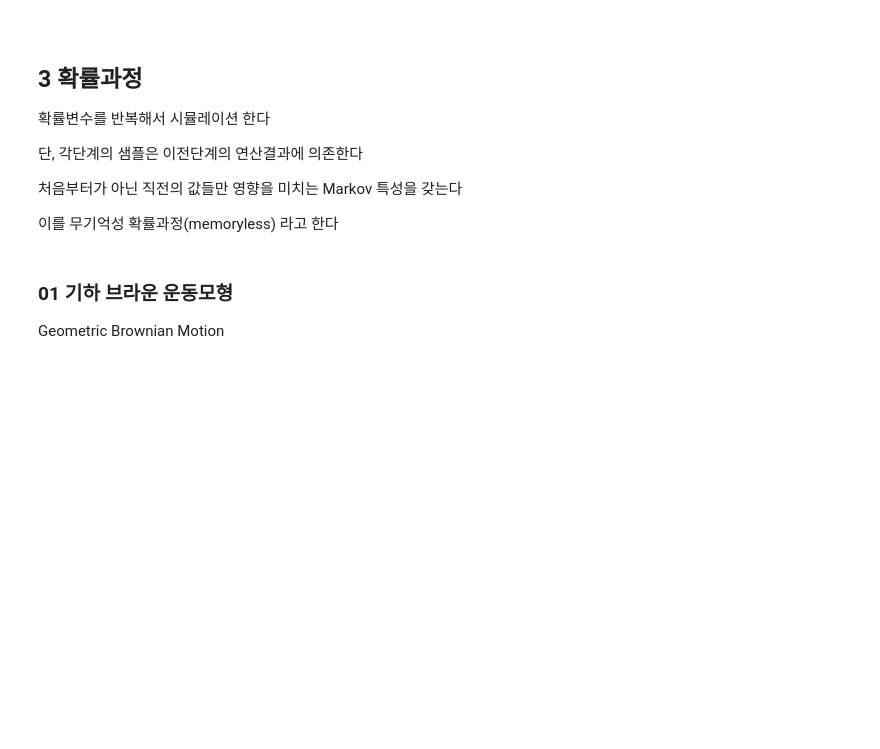
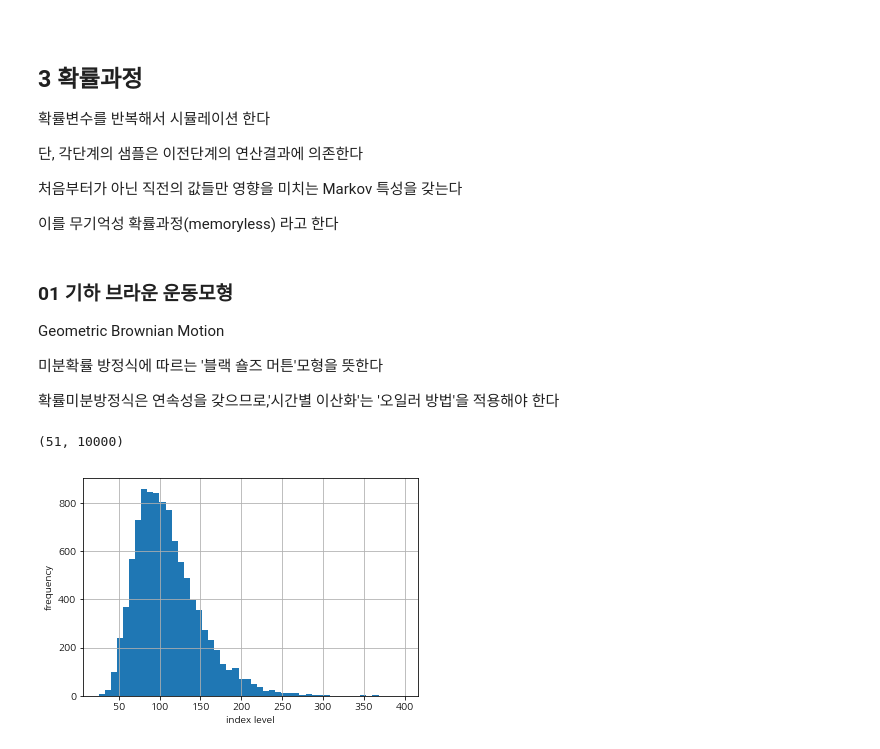
Before and after one commit to YongBeomKim/Finance, a Jupyter notebook: 07.Stochastic.ipynb, the cells around one changed output. Saved outputs shown, nothing was run; the diff lists cells and outputs as text; code cells hidden in the pictures; blank space fills up the shorter version.

```diff
--- a/07.Stochastic.ipynb
+++ b/07.Stochastic.ipynb
@@ -197,3 +197,27 @@ print_statistics(ST1, ST2)
 # %% [markdown]
 ### 01 기하 브라운 운동모형
 Geometric Brownian Motion
+
+미분확률 방정식에 따르는 '블랙 숄즈 머튼'모형을 뜻한다
+
+확률미분방정식은 연속성을 갖으므로,'시간별 이산화'는 '오일러 방법'을 적용해야 한다
+# %%
+# parameter 정의
+I = 10000     # 생성할 난수의 갯수
+M = 50        # 총 시뮬레이션 횟수
+T = 2.0       # in years
+dt = T / M    # 이산화 할 시간간격
+S = np.zeros((M + 1, I))
+S[0] = S0     # 초기값
+for t in range(1, M + 1):
+    S[t] = S[t - 1] * np.exp((r - 0.5 * sigma ** 2) * dt
+            + sigma * np.sqrt(dt) * np.random.standard_normal(I))
+S.shape
+# %% [output]
+(51, 10000)
+# %%
+# Simulated geometric Brownian motion at maturity
+plt.hist(S[-1], bins=50)
+plt.xlabel('index level'); plt.ylabel('frequency'); plt.grid(True)
+# %% [output]
+[figure, added]
```
Also changed, not shown: parts of 109 cells of this notebook.
